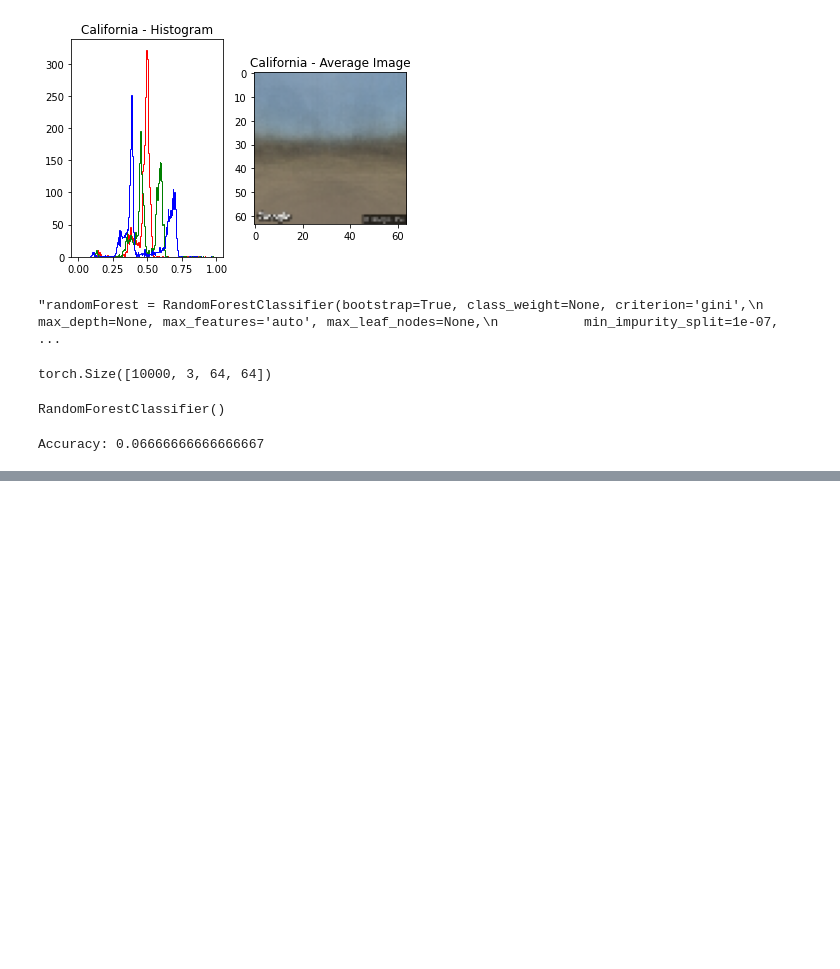
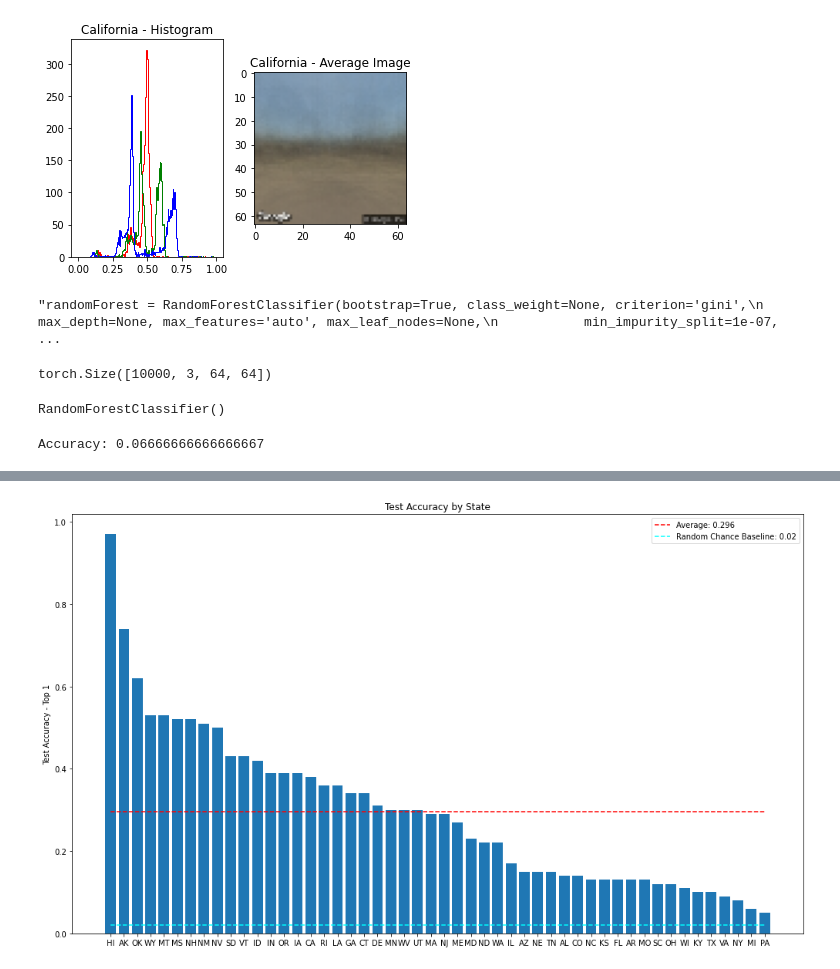
Before and after one commit to osimon8/GeoGuessrGuessr, a Jupyter notebook: notebook.ipynb, the cells around one changed output, grey strips where cells are left out. Saved outputs shown, nothing was run; the diff lists cells and outputs as text; code cells hidden in the pictures; blank space fills up the shorter version.

```diff
--- a/notebook.ipynb
+++ b/notebook.ipynb
@@ -564,3 +655,7 @@ plot_acc_by_state(acc_by_state, title='Accuracy by State', k=1)
+# %%
+plot_acc_by_state(acc_by_state, title='Test Accuracy by State', k=1)
+# %% [output]
+[figure, added]
 # %%
 print('Test T5 Accuracy: {}'.format(t5_test_acc))
 print(t5_acc_by_state)
```
Also changed, not shown: parts of 25 cells of this notebook, 31 other files.
